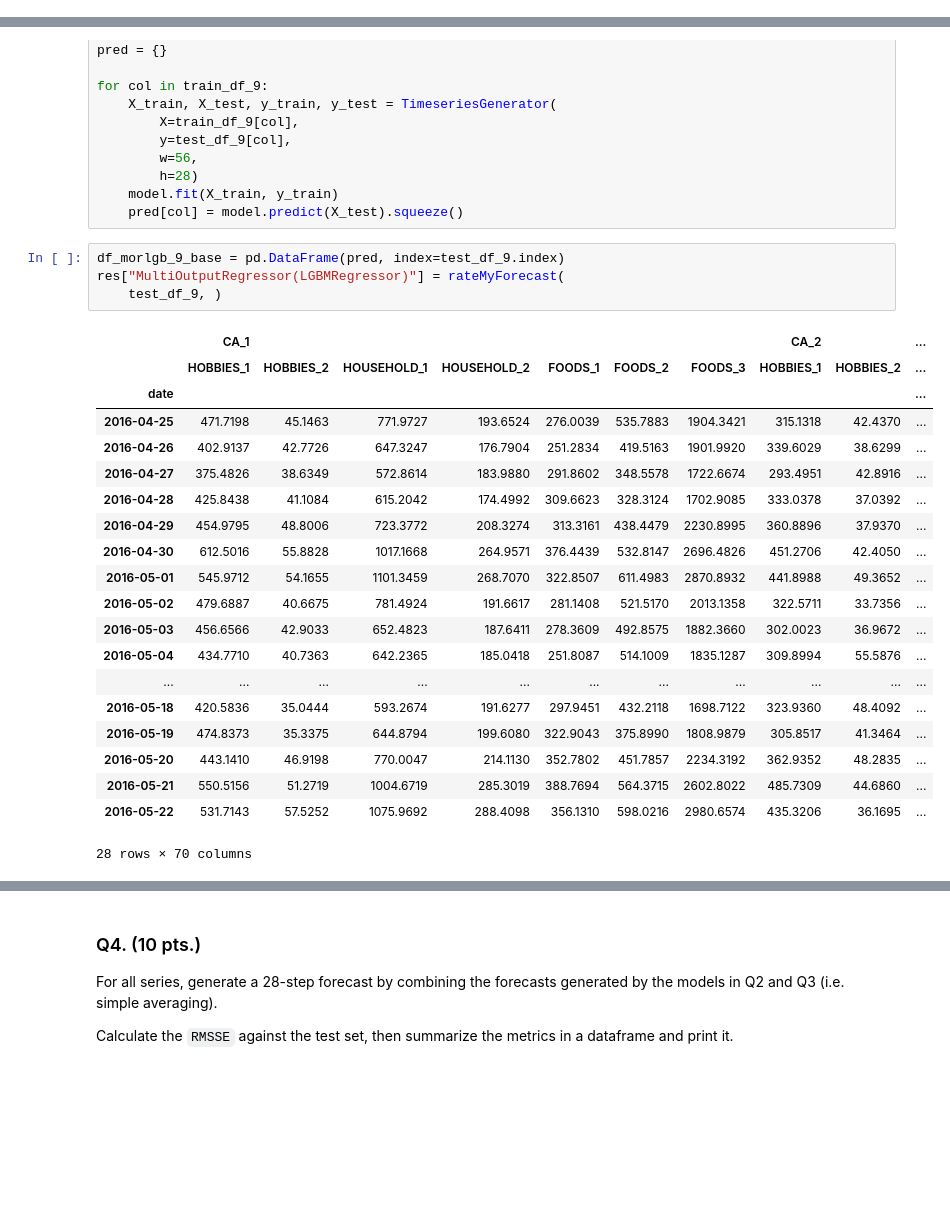
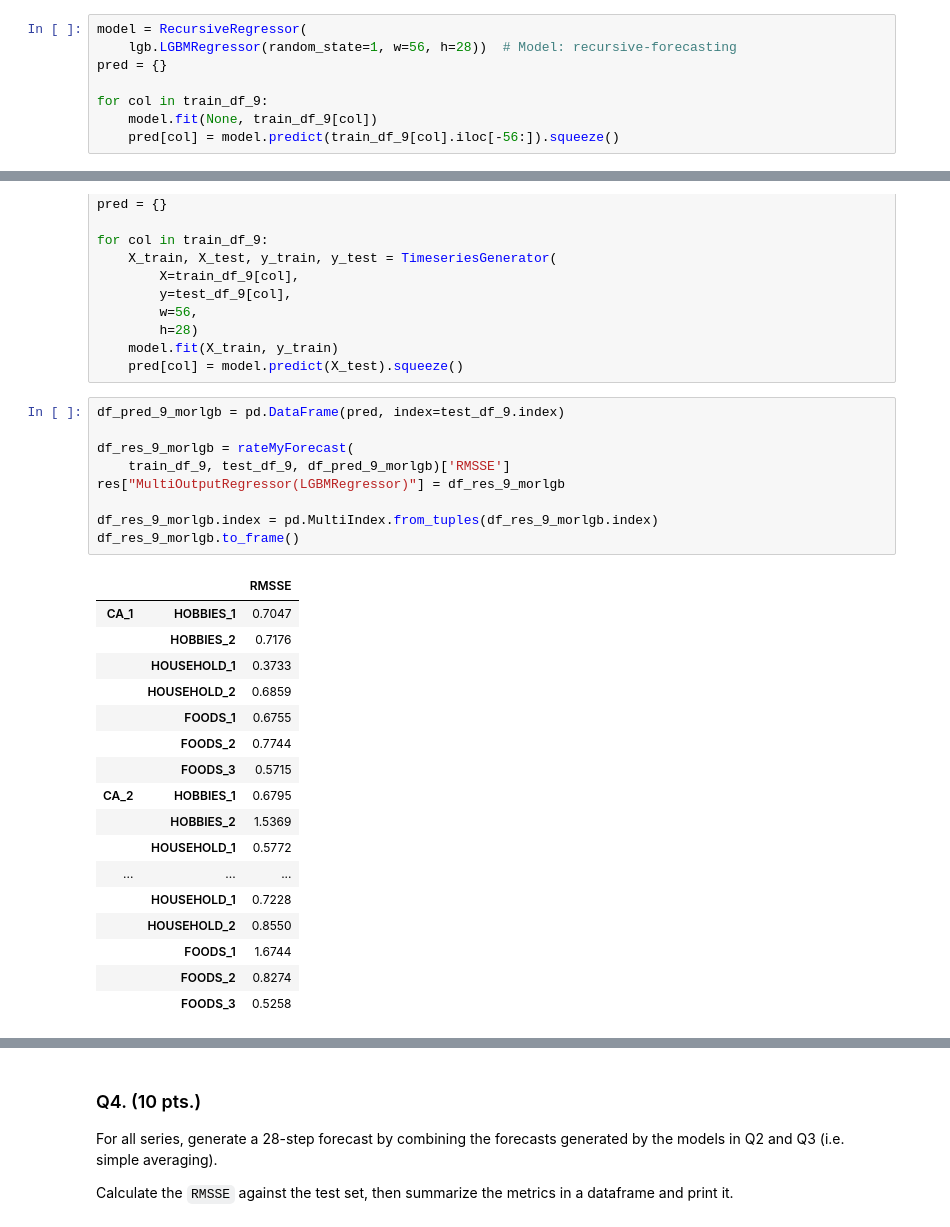
Before and after one commit to adrianemikko/tsa2021-m5, a Jupyter notebook: aaa_scratch.ipynb, the cells around one changed output, grey strips where cells are left out. Drawn from its saved outputs; the diff is of its cells as text; blank space fills up the shorter version.

```diff
--- a/aaa_scratch.ipynb
+++ b/aaa_scratch.ipynb
@@ -147,0 +148,8 @@ Calculate the `RMSSE` against the test set, then summarize the metrics in a data
+# %%
+model = RecursiveRegressor(
+    lgb.LGBMRegressor(random_state=1, w=56, h=28))  # Model: recursive-forecasting
+pred = {}
+
+for col in train_df_9:
+    model.fit(None, train_df_9[col])
+    pred[col] = model.predict(train_df_9[col].iloc[-56:]).squeeze()
@@ -166,27 +197,29 @@ for col in train_df_9:
     model.fit(X_train, y_train)
     pred[col] = model.predict(X_test).squeeze()
 # %%
-df_morlgb_9_base = pd.DataFrame(pred, index=test_df_9.index)
-res["MultiOutputRegressor(LGBMRegressor)"] = rateMyForecast(
-    test_df_9, )
+df_pred_9_morlgb = pd.DataFrame(pred, index=test_df_9.index)
+
+df_res_9_morlgb = rateMyForecast(
+    train_df_9, test_df_9, df_pred_9_morlgb)['RMSSE']
+res["MultiOutputRegressor(LGBMRegressor)"] = df_res_9_morlgb
+
+df_res_9_morlgb.index = pd.MultiIndex.from_tuples(df_res_9_morlgb.index)
+df_res_9_morlgb.to_frame()
 # %% [output]
-|  | CA_1 |  |  |  |  |  |  | CA_2 |  | ... |
-|  | HOBBIES_1 | HOBBIES_2 | HOUSEHOLD_1 | HOUSEHOLD_2 | FOODS_1 | FOODS_2 | FOODS_3 | HOBBIES_1 | HOBBIES_2 | ... |
-| date |  |  |  |  |  |  |  |  |  | ... |
-| 2016-04-25 | 471.7198 | 45.1463 | 771.9727 | 193.6524 | 276.0039 | 535.7883 | 1904.3421 | 315.1318 | 42.4370 | ... |
-| 2016-04-26 | 402.9137 | 42.7726 | 647.3247 | 176.7904 | 251.2834 | 419.5163 | 1901.9920 | 339.6029 | 38.6299 | ... |
-| 2016-04-27 | 375.4826 | 38.6349 | 572.8614 | 183.9880 | 291.8602 | 348.5578 | 1722.6674 | 293.4951 | 42.8916 | ... |
-| 2016-04-28 | 425.8438 | 41.1084 | 615.2042 | 174.4992 | 309.6623 | 328.3124 | 1702.9085 | 333.0378 | 37.0392 | ... |
-| 2016-04-29 | 454.9795 | 48.8006 | 723.3772 | 208.3274 | 313.3161 | 438.4479 | 2230.8995 | 360.8896 | 37.9370 | ... |
-| 2016-04-30 | 612.5016 | 55.8828 | 1017.1668 | 264.9571 | 376.4439 | 532.8147 | 2696.4826 | 451.2706 | 42.4050 | ... |
-| 2016-05-01 | 545.9712 | 54.1655 | 1101.3459 | 268.7070 | 322.8507 | 611.4983 | 2870.8932 | 441.8988 | 49.3652 | ... |
-| 2016-05-02 | 479.6887 | 40.6675 | 781.4924 | 191.6617 | 281.1408 | 521.5170 | 2013.1358 | 322.5711 | 33.7356 | ... |
-| 2016-05-03 | 456.6566 | 42.9033 | 652.4823 | 187.6411 | 278.3609 | 492.8575 | 1882.3660 | 302.0023 | 36.9672 | ... |
-| 2016-05-04 | 434.7710 | 40.7363 | 642.2365 | 185.0418 | 251.8087 | 514.1009 | 1835.1287 | 309.8994 | 55.5876 | ... |
-| ... | ... | ... | ... | ... | ... | ... | ... | ... | ... | ... |
-| 2016-05-18 | 420.5836 | 35.0444 | 593.2674 | 191.6277 | 297.9451 | 432.2118 | 1698.7122 | 323.9360 | 48.4092 | ... |
-| 2016-05-19 | 474.8373 | 35.3375 | 644.8794 | 199.6080 | 322.9043 | 375.8990 | 1808.9879 | 305.8517 | 41.3464 | ... |
-| 2016-05-20 | 443.1410 | 46.9198 | 770.0047 | 214.1130 | 352.7802 | 451.7857 | 2234.3192 | 362.9352 | 48.2835 | ... |
-| 2016-05-21 | 550.5156 | 51.2719 | 1004.6719 | 285.3019 | 388.7694 | 564.3715 | 2602.8022 | 485.7309 | 44.6860 | ... |
-| 2016-05-22 | 531.7143 | 57.5252 | 1075.9692 | 288.4098 | 356.1310 | 598.0216 | 2980.6574 | 435.3206 | 36.1695 | ... |
+|  |  | RMSSE |
+| CA_1 | HOBBIES_1 | 0.7047 |
+|  | HOBBIES_2 | 0.7176 |
+|  | HOUSEHOLD_1 | 0.3733 |
+|  | HOUSEHOLD_2 | 0.6859 |
+|  | FOODS_1 | 0.6755 |
+|  | FOODS_2 | 0.7744 |
+|  | FOODS_3 | 0.5715 |
+| CA_2 | HOBBIES_1 | 0.6795 |
+|  | HOBBIES_2 | 1.5369 |
+|  | HOUSEHOLD_1 | 0.5772 |
+| ... | ... | ... |
+|  | HOUSEHOLD_1 | 0.7228 |
+|  | HOUSEHOLD_2 | 0.8550 |
+|  | FOODS_1 | 1.6744 |
+|  | FOODS_2 | 0.8274 |
+|  | FOODS_3 | 0.5258 |
-28 rows × 70 columns
```
Also changed, not shown: parts of 6 cells of this notebook, 3 other files.
